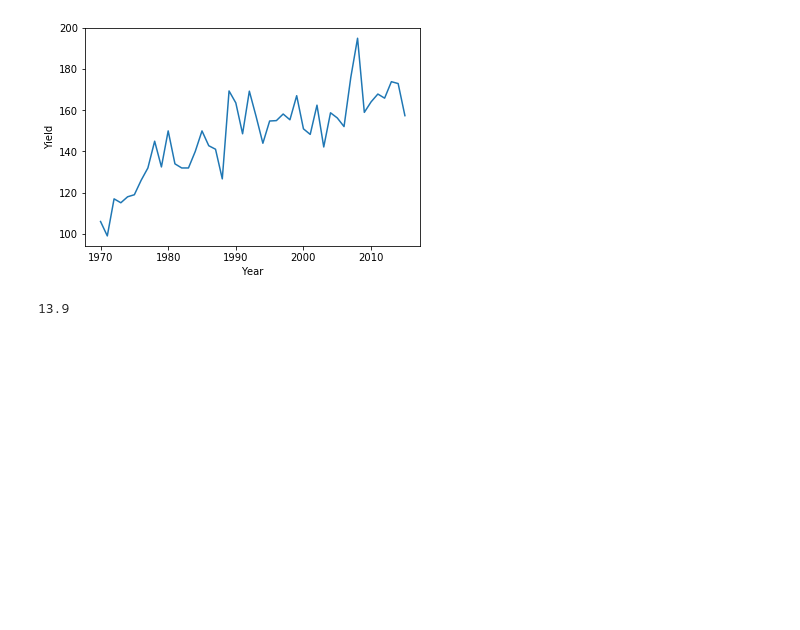
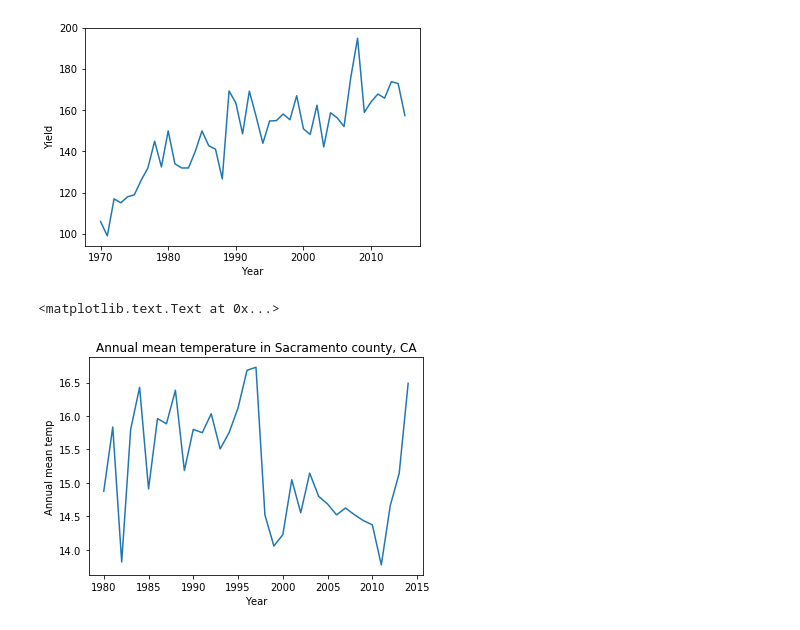
Before and after one commit to ecoffel/grad-research, a Jupyter notebook: 2017-ag-precip/data-loading-example.ipynb, the cells around one changed output. Saved outputs shown, nothing was run; the diff lists cells and outputs as text; code cells hidden in the pictures; blank space fills up the shorter version.

```diff
--- a/2017-ag-precip/data-loading-example.ipynb
+++ b/2017-ag-precip/data-loading-example.ipynb
@@ -49,32 +51,30 @@ plt.ylabel('Yield')
 # %%
 import numpy
 
 # get all temps and associated year
 years = numpy.array(mergedCropWx['sacramento']['year']).astype('float')
 temps = numpy.array(mergedCropWx['sacramento']['temp']).astype('float')
 
-# find all indices that have missing data (-999)
-nanInds = numpy.where(temps == -999)
-
-# replace with nan
-years[nanInds] = numpy.nan
-temps[nanInds] = numpy.nan
-
 annualMeanTemps = []
 
 # loop over all years
 uniqueYears = numpy.unique(years)
+uniqueYears = uniqueYears[~numpy.isnan(uniqueYears)]
+
 for y in uniqueYears:
 
     # find indices of this year
     ind = numpy.where(years == y)
 
     # take mean of all temps in that year
-    annualMeanTemps.append(numpy.mean(temps[ind]))
+    annualMean = numpy.nanmean(temps[ind])
+    annualMeanTemps.append(annualMean)
 
 
 plt.plot(uniqueYears, annualMeanTemps)
 plt.xlabel('Year')
 plt.ylabel('Annual mean temp')
+plt.title('Annual mean temperature in Sacramento county, CA')
 # %% [output]
-13.9
+<matplotlib.text.Text at 0x...>
+[figure, added]
```
Also changed, not shown: parts of 5 cells of this notebook, 2 other files.
